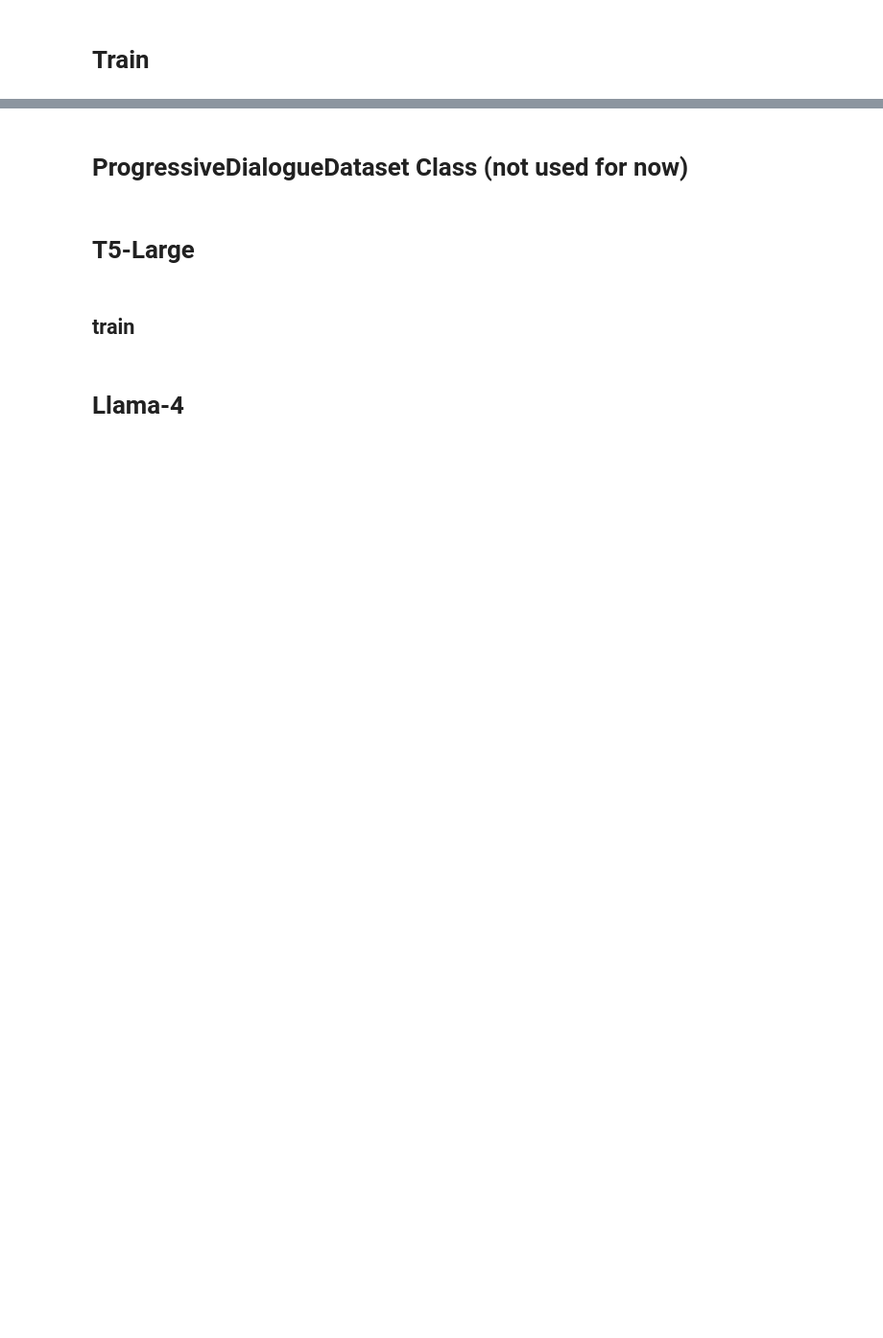
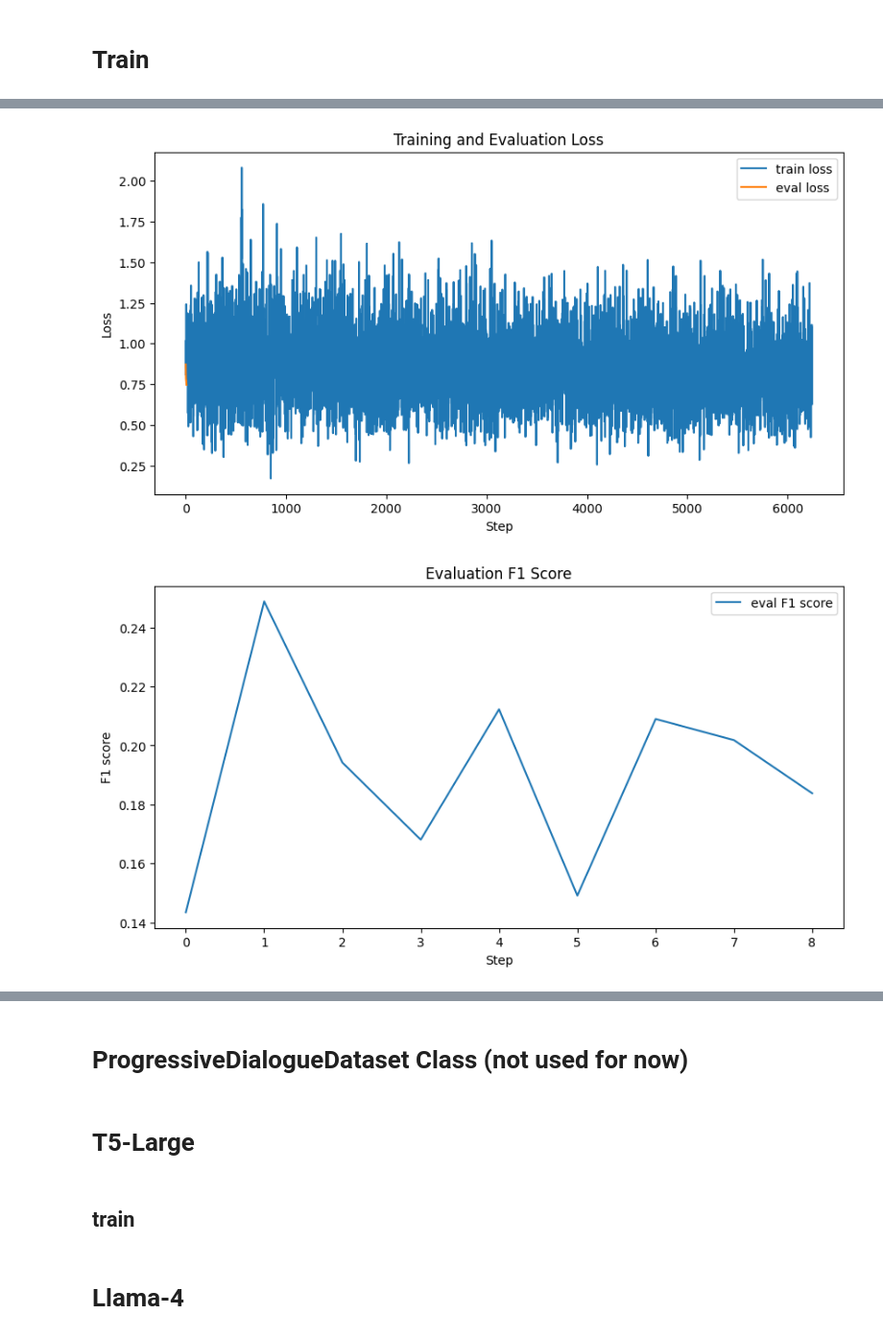
Before and after one commit to chenghan0516/Prefix_ERC, a Jupyter notebook: test.ipynb, the cells around one changed output, grey strips where cells are left out. Shown at 96% size. Drawn from its saved outputs; the diff is of its cells as text; code cells hidden in the pictures; blank space fills up the shorter version.

Commit message:
training loops done; need to look at label balancing

```diff
--- a/test.ipynb
+++ b/test.ipynb
@@ -353,6 +353,8 @@ label_column = "Emotion"
 tokenizer = AutoTokenizer.from_pretrained(model_name_or_path)
 emotion_name_to_id = {name:i for i, name in enumerate(raw_train_df['Emotion'].unique())}
 emotion_id_to_name = {i:name for i, name in enumerate(raw_train_df['Emotion'].unique())}
+emotion_token_to_id = {tuple(tokenizer(name)["input_ids"]):i for i, name in enumerate(raw_train_df['Emotion'].unique())}
+# tokenizer(emotion_id_to_name[emotions[j]])["input_ids"]
 query_id = len(emotion_name_to_id)
 
 def tokenize_function(examples):
@@ -466,7 +468,7 @@ def dialogue_process_function(dialogue_data, utterance_name="UtteranceID", emoti
 utterance_padding_token_id = tokenizer.pad_token_id
 emotion_padding_token_id = model.prompt_encoder["default"].padding_idx
 
-dialogue_train_df_processed = dialogue_process_function(dialogue_train_df[:100], max_length=max_length, utterance_padding_token_id=utterance_padding_token_id, emotion_padding_token_id=emotion_padding_token_id, query_id=query_id, num_virtual_tokens=num_virtual_tokens)
+dialogue_train_df_processed = dialogue_process_function(dialogue_train_df, max_length=max_length, utterance_padding_token_id=utterance_padding_token_id, emotion_padding_token_id=emotion_padding_token_id, query_id=query_id, num_virtual_tokens=num_virtual_tokens)
 dialogue_train_df_processed = Dataset.from_dict(dialogue_train_df_processed).with_format("torch")
 dialogue_eval_df_processed = dialogue_process_function(dialogue_eval_df, max_length=max_length, utterance_padding_token_id=utterance_padding_token_id, emotion_padding_token_id=emotion_padding_token_id, query_id=query_id, num_virtual_tokens=num_virtual_tokens)
 dialogue_eval_df_processed = Dataset.from_dict(dialogue_eval_df_processed).with_format("torch")
@@ -487,7 +489,3 @@ eval_dataloader = DataLoader(
 # %% [output]
 max_length: 256
 max_length: 256
-# %%
-for batch in train_dataloader:
-    print(batch)
-    break
@@ -511,0 +492,10 @@ for batch in train_dataloader:
+# %%
+# check the proportion of each label
+num_labels={tokens:0 for tokens in emotion_token_to_id}
+for data in dialogue_train_df_processed:
+    label = tuple(data["Label"].tolist())
+    num_labels[label]+=1
+
+for tokens in num_labels:
+    name = emotion_id_to_name[emotion_token_to_id[tokens]]
+    print(f"{name}: {num_labels[tokens]} ({num_labels[tokens]*100/len(dialogue_train_df_processed)}%)")
@@ -608,0 +655,23 @@ KeyboardInterrupt:
+# %%
+# draw the training and evaluation loss
+import matplotlib.pyplot as plt
+plt.figure(figsize=(10, 5))
+plt.plot(train_loss_list, label="train loss")
+plt.plot(eval_loss_list, label="eval loss")
+plt.xlabel("Step")
+plt.ylabel("Loss")
+plt.title("Training and Evaluation Loss")
+plt.legend()
+plt.show()
+
+# draw the evaluation F1 score
+plt.figure(figsize=(10, 5))
+plt.plot(eval_F1_score_list, label="eval F1 score")
+plt.xlabel("Step")
+plt.ylabel("F1 score")
+plt.title("Evaluation F1 Score")
+plt.legend()
+plt.show()
+# %% [output]
+[figure, added]
+[figure, added]
```
Also changed, not shown: parts of 5 cells of this notebook.
